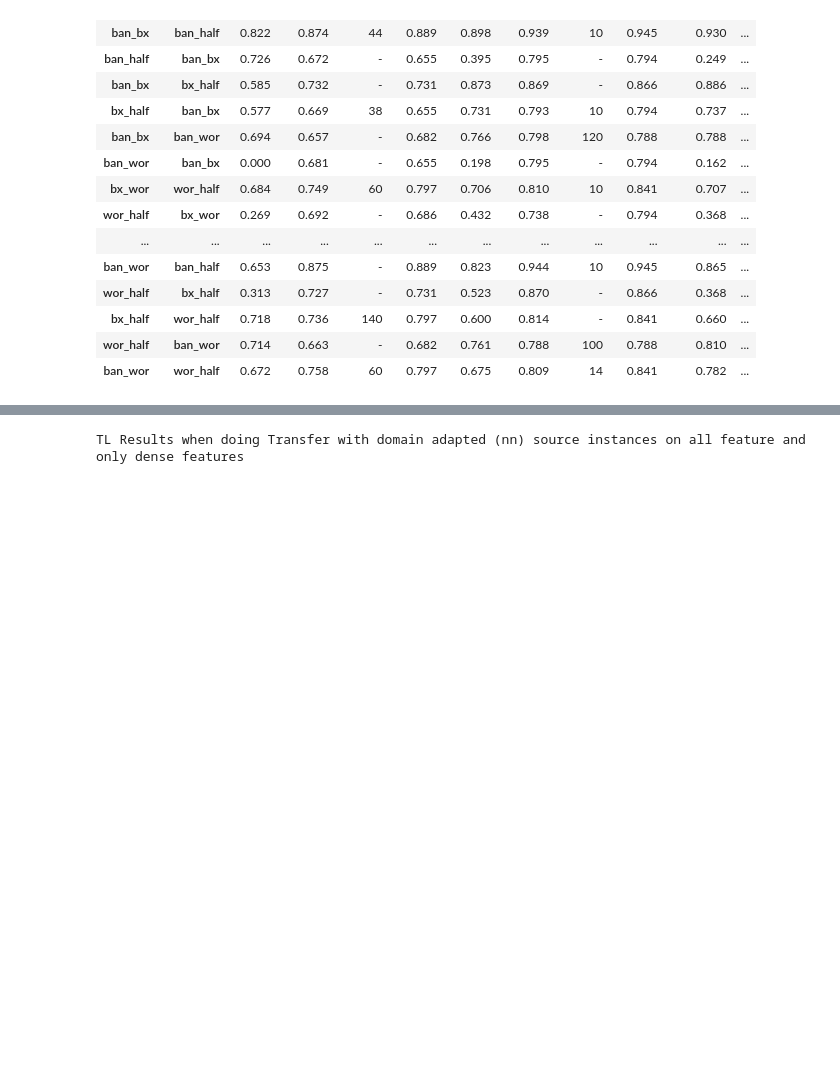
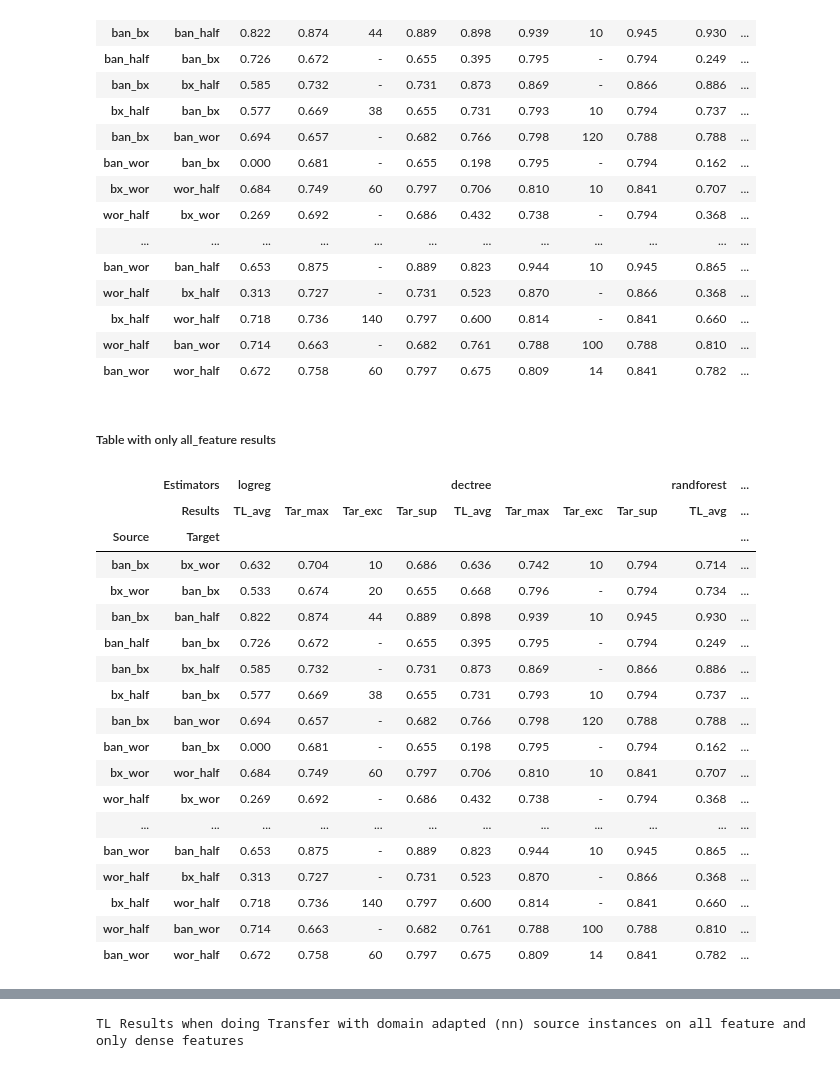
Before and after one commit to JayKay0104/ma-atl-for-er, a Jupyter notebook: code/learning/TL_Experiments_Books_final.ipynb, the cells around one changed output, grey strips where cells are left out. Saved outputs shown, nothing was run; the diff lists cells and outputs as text; code cells hidden in the pictures; blank space fills up the shorter version.

```diff
--- a/code/learning/TL_Experiments_Books_final.ipynb
+++ b/code/learning/TL_Experiments_Books_final.ipynb
@@ -268,3 +270,28 @@ TL Results when doing naive Transfer (no_weighting) on all feature and only dens
 | bx_half | wor_half | 0.718 | 0.736 | 140 | 0.797 | 0.600 | 0.814 | - | 0.841 | 0.660 | ... |
 | wor_half | ban_wor | 0.714 | 0.663 | - | 0.682 | 0.761 | 0.788 | 100 | 0.788 | 0.810 | ... |
 | ban_wor | wor_half | 0.672 | 0.758 | 60 | 0.797 | 0.675 | 0.809 | 14 | 0.841 | 0.782 | ... |
+# %% [markdown]
+##### Table with only all_feature results
+# %%
+df_tl_results_all = tlut.returnDFwithTLResultsOfOneFeatureSet(df_tl_results,'all',candsets_unsuper_results,
+                                                          filename='../../results/tl/books/books_tl_results_all_feature')
+# %% [output]
+|  | Estimators | logreg |  |  |  | dectree |  |  |  | randforest | ... |
+|  | Results | TL_avg | Tar_max | Tar_exc | Tar_sup | TL_avg | Tar_max | Tar_exc | Tar_sup | TL_avg | ... |
+| Source | Target |  |  |  |  |  |  |  |  |  | ... |
+| ban_bx | bx_wor | 0.632 | 0.704 | 10 | 0.686 | 0.636 | 0.742 | 10 | 0.794 | 0.714 | ... |
+| bx_wor | ban_bx | 0.533 | 0.674 | 20 | 0.655 | 0.668 | 0.796 | - | 0.794 | 0.734 | ... |
+| ban_bx | ban_half | 0.822 | 0.874 | 44 | 0.889 | 0.898 | 0.939 | 10 | 0.945 | 0.930 | ... |
+| ban_half | ban_bx | 0.726 | 0.672 | - | 0.655 | 0.395 | 0.795 | - | 0.794 | 0.249 | ... |
+| ban_bx | bx_half | 0.585 | 0.732 | - | 0.731 | 0.873 | 0.869 | - | 0.866 | 0.886 | ... |
+| bx_half | ban_bx | 0.577 | 0.669 | 38 | 0.655 | 0.731 | 0.793 | 10 | 0.794 | 0.737 | ... |
+| ban_bx | ban_wor | 0.694 | 0.657 | - | 0.682 | 0.766 | 0.798 | 120 | 0.788 | 0.788 | ... |
+| ban_wor | ban_bx | 0.000 | 0.681 | - | 0.655 | 0.198 | 0.795 | - | 0.794 | 0.162 | ... |
+| bx_wor | wor_half | 0.684 | 0.749 | 60 | 0.797 | 0.706 | 0.810 | 10 | 0.841 | 0.707 | ... |
+| wor_half | bx_wor | 0.269 | 0.692 | - | 0.686 | 0.432 | 0.738 | - | 0.794 | 0.368 | ... |
+| ... | ... | ... | ... | ... | ... | ... | ... | ... | ... | ... | ... |
+| ban_wor | ban_half | 0.653 | 0.875 | - | 0.889 | 0.823 | 0.944 | 10 | 0.945 | 0.865 | ... |
+| wor_half | bx_half | 0.313 | 0.727 | - | 0.731 | 0.523 | 0.870 | - | 0.866 | 0.368 | ... |
+| bx_half | wor_half | 0.718 | 0.736 | 140 | 0.797 | 0.600 | 0.814 | - | 0.841 | 0.660 | ... |
+| wor_half | ban_wor | 0.714 | 0.663 | - | 0.682 | 0.761 | 0.788 | 100 | 0.788 | 0.810 | ... |
+| ban_wor | wor_half | 0.672 | 0.758 | 60 | 0.797 | 0.675 | 0.809 | 14 | 0.841 | 0.782 | ... |
```
Also changed, not shown: parts of 16 cells of this notebook, 3 other files.
